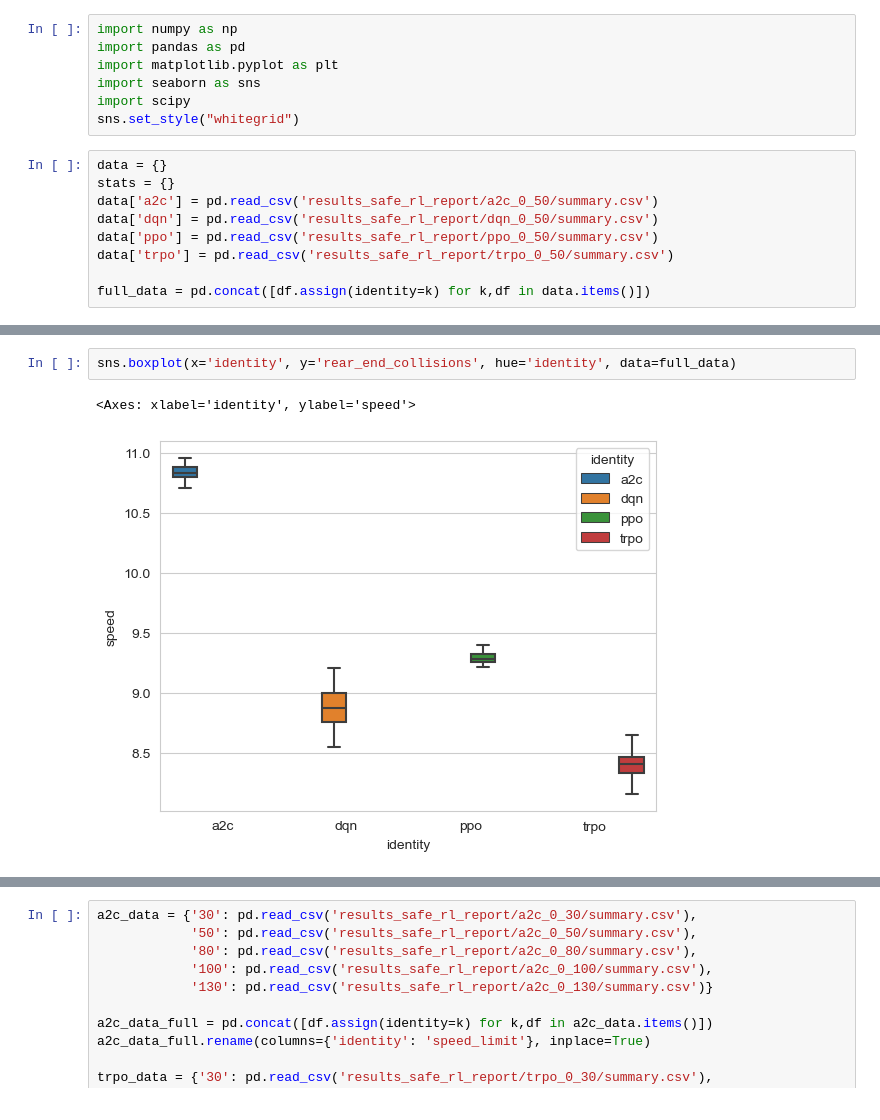
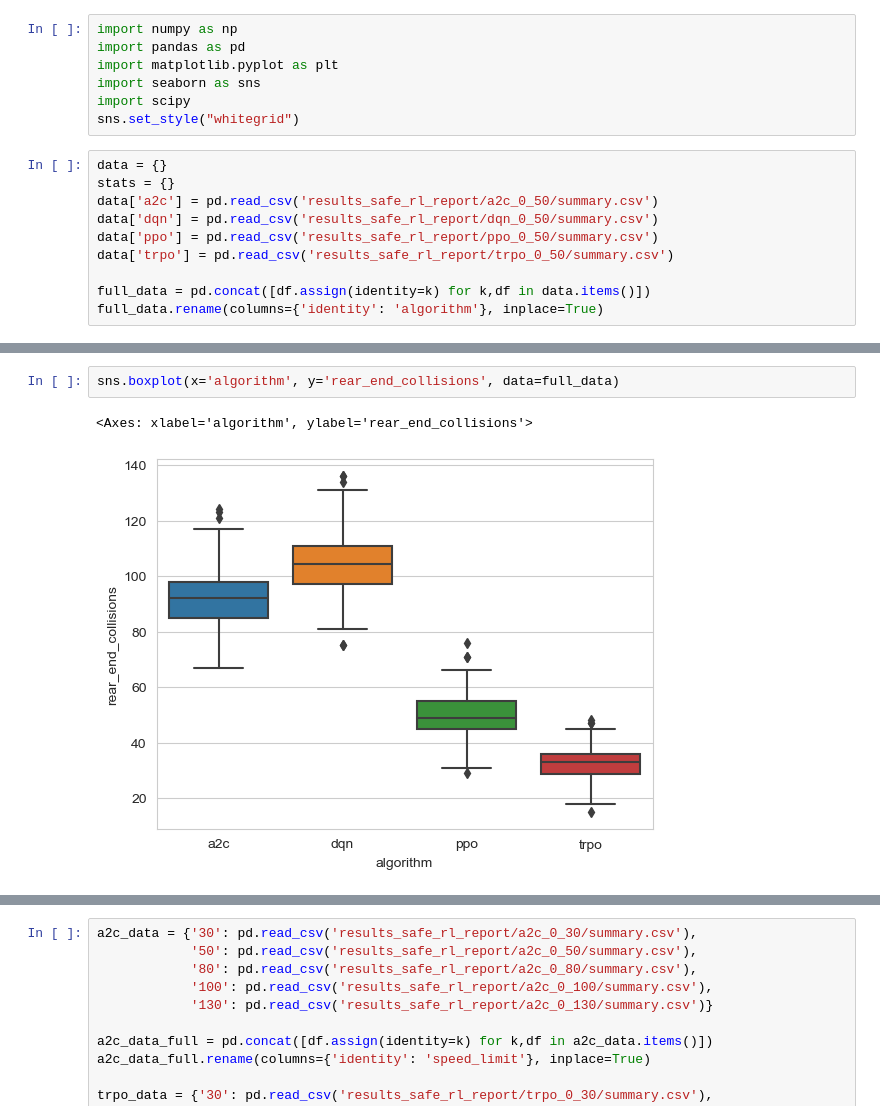
Before and after one commit to hpi-sam/Safe-RL-4-SAS, a Jupyter notebook: safe-rl_report.ipynb, the cells around one changed output, grey strips where cells are left out. Drawn from its saved outputs; the diff is of its cells as text.

```diff
--- a/safe-rl_report.ipynb
+++ b/safe-rl_report.ipynb
@@ -14,6 +14,7 @@ data['ppo'] = pd.read_csv('results_safe_rl_report/ppo_0_50/summary.csv')
 data['trpo'] = pd.read_csv('results_safe_rl_report/trpo_0_50/summary.csv')
 
 full_data = pd.concat([df.assign(identity=k) for k,df in data.items()])
+full_data.rename(columns={'identity': 'algorithm'}, inplace=True)
 # %%
 sns.displot(data['a2c'], x='lateral_collisions', kde=True)
 sns.displot(data['a2c'], x='speed', kde=True)
@@ -69,6 +65,6 @@ Ttest_indResult(statistic=-5.529010229923719, pvalue=8.028594469985453e-07)
 # %%
-sns.boxplot(x='identity', y='rear_end_collisions', hue='identity', data=full_data)
+sns.boxplot(x='algorithm', y='rear_end_collisions', data=full_data)
 # %% [output]
-<Axes: xlabel='identity', ylabel='speed'>
+<Axes: xlabel='algorithm', ylabel='rear_end_collisions'>
-[figure, old version]
+[figure, new version]
 # %%
```
Also changed, not shown: parts of 18 cells of this notebook, 4 other files.
